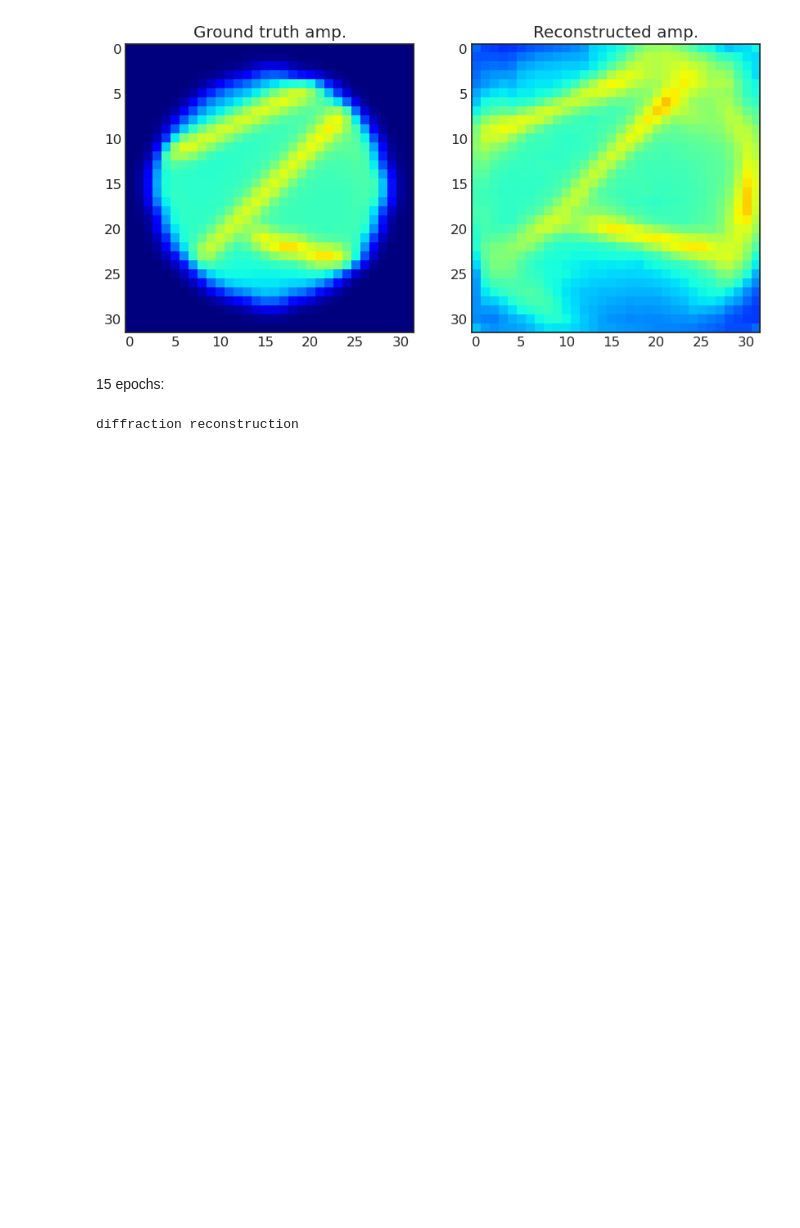
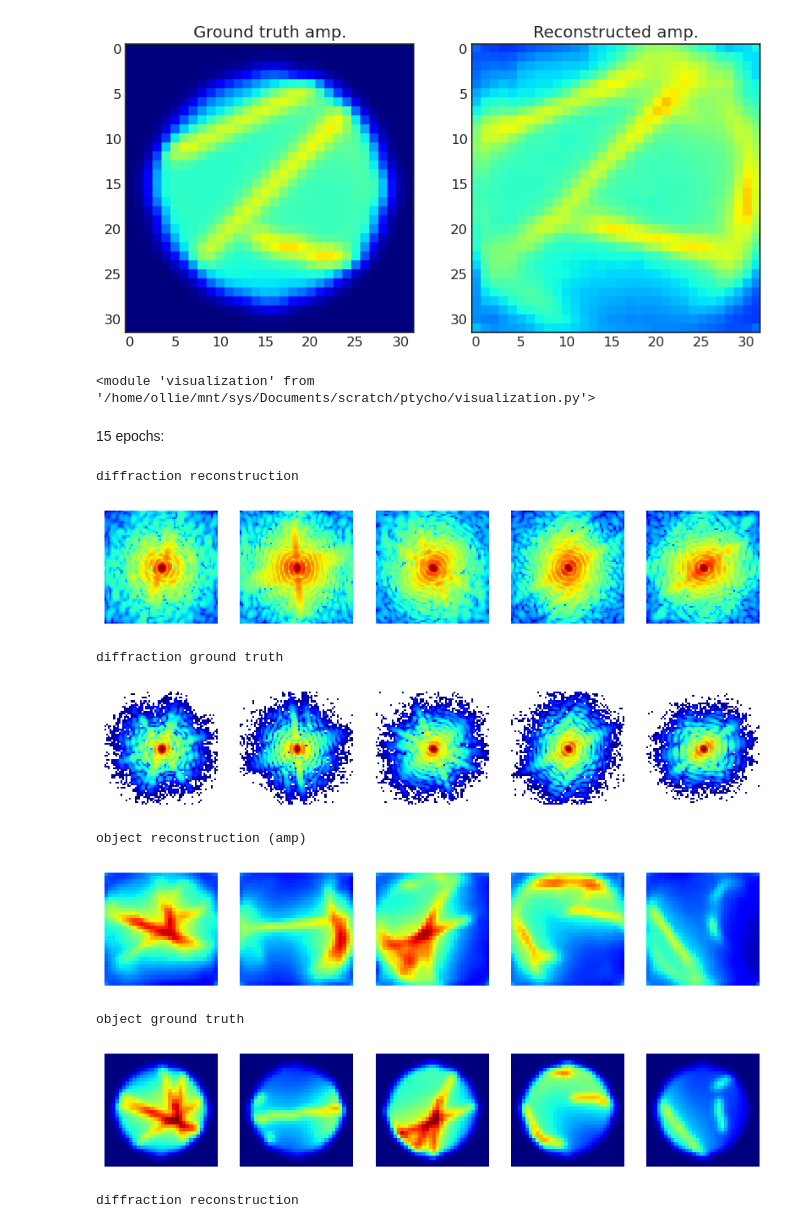
Before and after one commit to hoidn/PtychoPINN, a Jupyter notebook: tf_ptycho_autoencoder-overlap.ipynb, the cells around one changed output. Cells and saved outputs as stored; diff of their text form; code cells hidden in the pictures; blank space fills up the shorter version.

```diff
--- a/tf_ptycho_autoencoder-overlap.ipynb
+++ b/tf_ptycho_autoencoder-overlap.ipynb
@@ -762,12 +742,9 @@ WARNING:tensorflow:From /home/ollie/anaconda3/envs/tf/lib/python3.9/site-package
 Instructions for updating:
 ksizes is deprecated, use sizes instead
 # %%
-# The second output exposes the real space object reconstruction and though it does not contribute to the
-# training loss, it's used to calculate reconstruction errors for evaluation
 autoencoder.compile(optimizer='adam',
      loss=['mean_absolute_error', 'mean_absolute_error', negloglik, total_variation_loss],
-     loss_weights = [0., 0., 1., 0.]
-                   )
+     loss_weights = [0., 0., 1., 0.])
 
 print (autoencoder.summary())
 #plot_model(autoencoder, to_file='paper_data/str_model.png')
@@ -893,9 +874,38 @@ cropshow((np.absolute(b))[i, :, :, 0], cmap = 'jet', vmin = vmin, vmax = vmax)
 # %%
 # !ln ../xrd_clustering/notebooks/visualization.py
 import visualization as vis
-# reload(vis)
+reload(vis)
+# %% [output]
+<module 'visualization' from '/home/ollie/mnt/sys/Documents/scratch/ptycho/visualization.py'>
 # %% [markdown]
 15 epochs:
+# %%
+off = 5
+
+vmin = np.min(Y_I_test[:, 16:-16, 16:-16][i:i + off])
+vmax = np.max(Y_I_test[:, 16:-16, 16:-16][i:i + off])
+
+print('diffraction reconstruction')
+vis.display_imgs(np.log(np.absolute(a[:, :, :, 0]))[i:i + off])
+
+print('diffraction ground truth')
+vis.display_imgs(np.log(np.absolute(X_test[:, :, :, 0]))[i:i + off])
+
+print('object reconstruction (amp)')
+vis.display_imgs(np.absolute(b[:, 16:-16, 16:-16, 0])[i:i + off], vmin = vmin, vmax = vmax)
+# print('object reconstruction (phase)')
+# vis.display_imgs(np.angle(b[:, 16:-16, 16:-16, 0])[i:i + 10])#, vmin = vmin, vmax = vmax)
+print('object ground truth')
+vis.display_imgs(Y_I_test[:, 16:-16, 16:-16, 0][i:i + off], vmin = vmin, vmax = vmax)
+# %% [output]
+diffraction reconstruction
+[figure, added]
+diffraction ground truth
+[figure, added]
+object reconstruction (amp)
+[figure, added]
+object ground truth
+[figure, added]
 # %%
 vmin = np.min(Y_I_test[:, 16:-16, 16:-16][i:i + 10])
 vmax = np.max(Y_I_test[:, 16:-16, 16:-16][i:i + 10])
```
Also changed, not shown: parts of 7 cells of this notebook, 1 other file.
